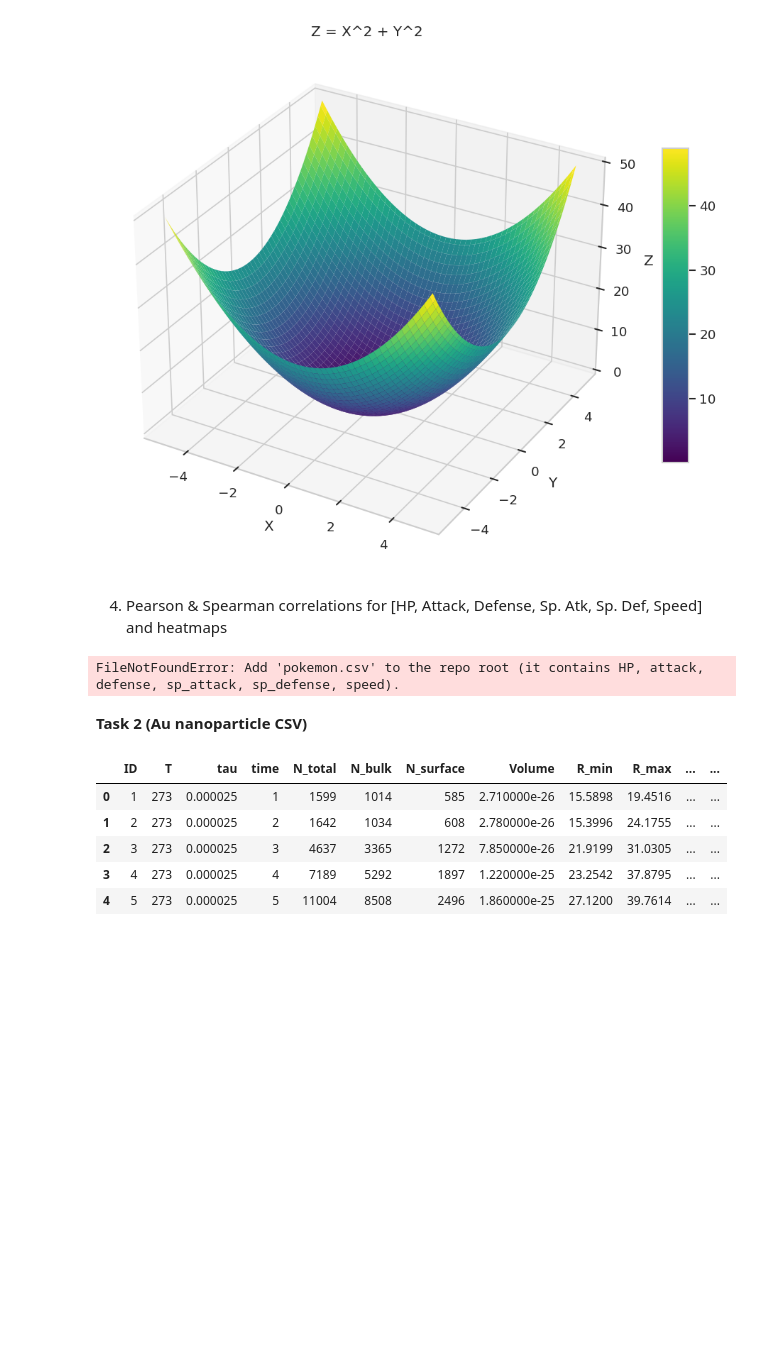
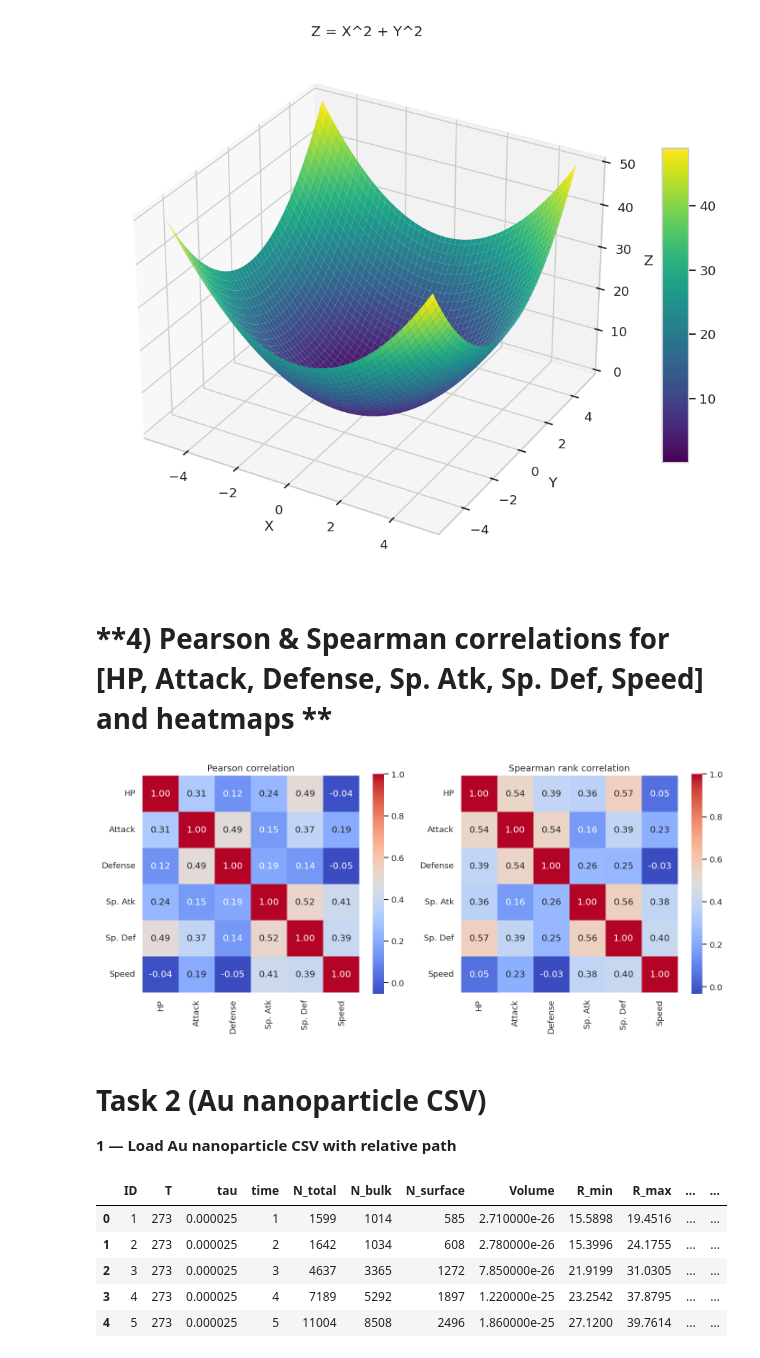
Before and after one commit to Lahiru1Niroosh/SE4050-DL-Lab1-IT22568632, a Jupyter notebook: DL LAB 01.ipynb, the cells around one changed output. Cells and saved outputs as stored; diff of their text form; code cells hidden in the pictures; blank space fills up the shorter version.

```diff
--- a/DL LAB 01.ipynb
+++ b/DL LAB 01.ipynb
@@ -99,59 +99,39 @@ plt.show()
 # %% [output]
 [figure]
 # %% [markdown]
-4) Pearson & Spearman correlations for [HP, Attack, Defense, Sp. Atk, Sp. Def, Speed] and heatmaps
+# **4) Pearson & Spearman correlations for [HP, Attack, Defense, Sp. Atk, Sp. Def, Speed] and heatmaps **
 # %%
 # Task 1.4: Pearson & Spearman correlations for the 6 Pokemon stats
 import os
 
 # Try load local pokemon.csv (recommended). If missing, instruct user clearly.
-if os.path.exists("pokemon.csv"):
-    poke = pd.read_csv("pokemon.csv")
+if os.path.exists("Pokemon.csv"):
+    # Specify the encoding to handle potential issues
+    poke = pd.read_csv("Pokemon.csv", encoding='latin1')
 else:
     raise FileNotFoundError(
-        "Add 'pokemon.csv' to the repo root (it contains HP, attack, defense, sp_attack, sp_defense, speed)."
+        "Add 'Pokemon.csv' to the repo root (it contains HP, attack, defense, sp_attack, sp_defense, speed)."
     )
 
-# Normalize column names to expected names if necessary
-poke_cols = {c.lower(): c for c in poke.columns}
-def col_name_search(names):
-    found = {}
-    for target in names:
-        # try common variants
-        for c in poke.columns:
-            if c.lower().replace(" ", "").replace(".", "") == target.lower().replace(" ", "").replace(".", ""):
-                found[target] = c
-                break
-    return found
-
-expected = ["hp", "attack", "defense", "sp_attack", "sp_defense", "speed"]
-found = col_name_search(expected)
-if len(found) < len(expected):
-    # try some alternate names mapping
-    alt_map = {
-        "sp_attack": ["sp_attack", "sp atk", "sp.atk", "spattack", "sp. atk"],
-        "sp_defense": ["sp_defense", "sp def", "sp.def", "spdefense", "sp. def"],
-    }
-    # If still not found, continue and hope columns are present with exact names
-    # For clarity we will assume the repo's pokemon.csv has these columns.
-
-cols = [found.get(k, k) for k in expected]  # use fallback to expected names
+# Use the exact column names as they appear in the dataset
+cols = ["HP", "Attack", "Defense", "Sp. Atk", "Sp. Def", "Speed"]
 
 num = poke[cols].dropna()
-num.columns = ["HP", "Attack", "Defense", "Sp. Atk", "Sp. Def", "Speed"]  # rename for display
+# num.columns = ["HP", "Attack", "Defense", "Sp. Atk", "Sp. Def", "Speed"]  # column names are already correct
 
 pearson  = num.corr(method="pearson")
 spearman = num.corr(method="spearman")
 
 fig, axes = plt.subplots(1, 2, figsize=(12, 5))
 sns.heatmap(pearson,  annot=True, fmt=".2f", square=True, ax=axes[0], cmap="coolwarm")
 axes[0].set_title("Pearson correlation")
 sns.heatmap(spearman, annot=True, fmt=".2f", square=True, ax=axes[1], cmap="coolwarm")
 axes[1].set_title("Spearman rank correlation")
 plt.tight_layout()
 plt.show()
 # %% [output]
-FileNotFoundError: Add 'pokemon.csv' to the repo root (it contains HP, attack, defense, sp_attack, sp_defense, speed).
+[figure, added]
 # %% [markdown]
-**Task 2 (Au nanoparticle CSV)**
+# **Task 2 (Au nanoparticle CSV)**
+**1 — Load Au nanoparticle CSV with relative path**
 # %%
```
Also changed, not shown: parts of 19 cells of this notebook.
